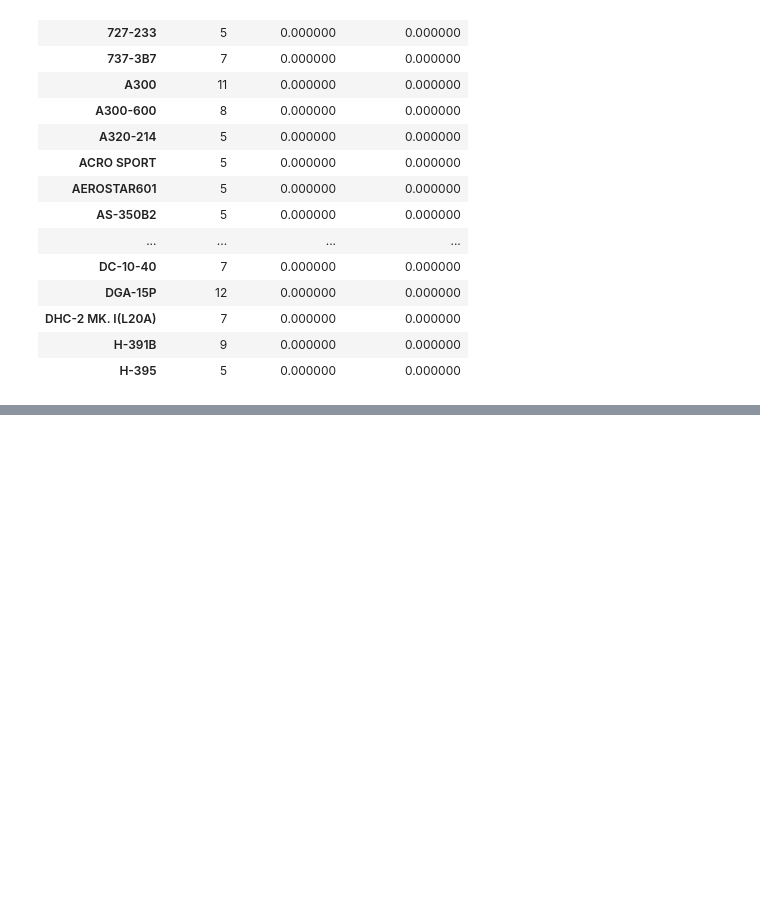
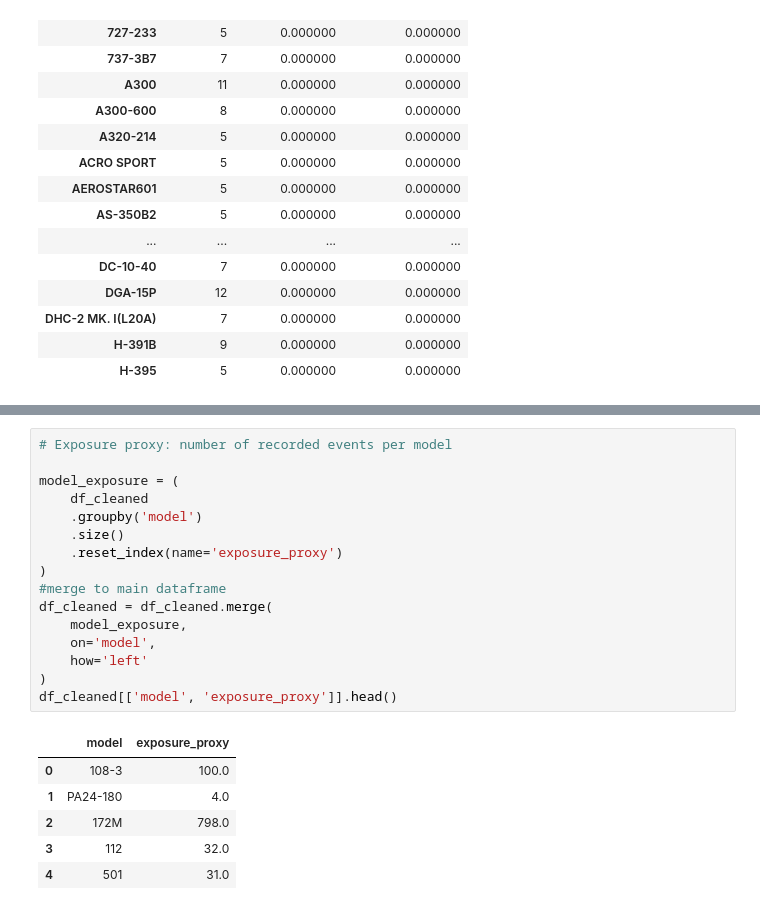
Before and after one commit to ChairoSolutions/New-Aviation-LowRisk-AircraftPurchase-Project, a Jupyter notebook: Brian.ipynb, the cells around one changed output, grey strips where cells are left out. Drawn from its saved outputs; the diff is of its cells as text; blank space fills up the shorter version.

```diff
--- a/Brian.ipynb
+++ b/Brian.ipynb
@@ -700,0 +666,23 @@ The following models demonstrate:
+# %%
+# Exposure proxy: number of recorded events per model
+
+model_exposure = (
+    df_cleaned
+    .groupby('model')
+    .size()
+    .reset_index(name='exposure_proxy')
+)
+#merge to main dataframe
+df_cleaned = df_cleaned.merge(
+    model_exposure,
+    on='model',
+    how='left'
+)
+df_cleaned[['model', 'exposure_proxy']].head()
+# %% [output]
+|  | model | exposure_proxy |
+| 0 | 108-3 | 100.0 |
+| 1 | PA24-180 | 4.0 |
+| 2 | 172M | 798.0 |
+| 3 | 112 | 32.0 |
+| 4 | 501 | 31.0 |
```
Also changed, not shown: parts of 12 cells of this notebook, 8 other files.
